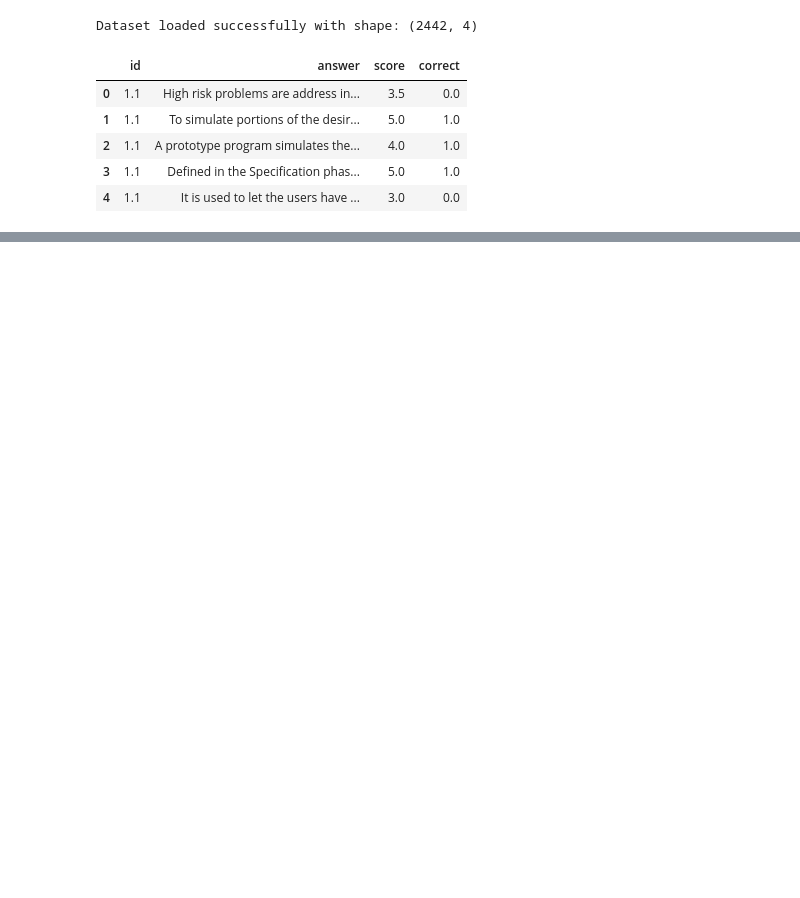
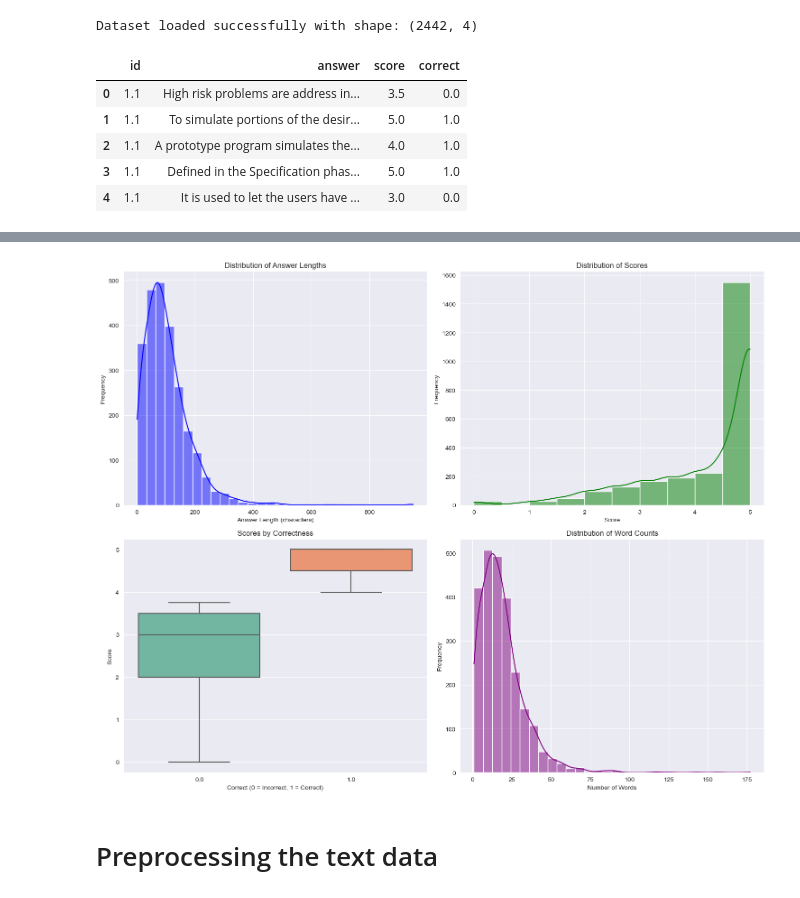
Before and after one commit to MoonGirl99/entrytask, a Jupyter notebook: Entry_Task.ipynb, the cells around one changed output, grey strips where cells are left out. Drawn from its saved outputs; the diff is of its cells as text; code cells hidden in the pictures; blank space fills up the shorter version.

```diff
--- a/Entry_Task.ipynb
+++ b/Entry_Task.ipynb
@@ -48,0 +81,42 @@ df.head()
+# %%
+import matplotlib.pyplot as plt
+import seaborn as sns
+
+def visualize_data(data):
+    # Preprocess data: Add derived metrics
+    data['answer_length'] = data['answer'].str.len()  # Length of the answer in characters
+    data['word_count'] = data['answer'].str.split().str.len()  # Word count
+
+    # Create visualizations
+    plt.figure(figsize=(15, 12))
+
+    # 1. Distribution of Answer Lengths
+    plt.subplot(2, 2, 1)
+    sns.histplot(data['answer_length'], bins=30, kde=True, color='blue')
+    plt.title('Distribution of Answer Lengths')
+    plt.xlabel('Answer Length (characters)')
+    plt.ylabel('Frequency')
+
+    # 2. Score Distribution
+    plt.subplot(2, 2, 2)
+    sns.histplot(data['score'], bins=10, kde=True, color='green')
+    plt.title('Distribution of Scores')
+    plt.xlabel('Score')
+    plt.ylabel('Frequency')
+
+    # 3. Box Plot of Scores by Correctness
+    plt.subplot(2, 2, 3)
+    sns.boxplot(data=data, x='correct', y='score', palette='Set2')
+    plt.title('Scores by Correctness')
+    plt.xlabel('Correct (0 = Incorrect, 1 = Correct)')
+    plt.ylabel('Score')
+
+    # 4. Word Count Distribution
+    plt.subplot(2, 2, 4)
+    sns.histplot(data['word_count'], bins=30, kde=True, color='purple')
+    plt.title('Distribution of Word Counts')
+    plt.xlabel('Number of Words')
+    plt.ylabel('Frequency')
+
+    plt.tight_layout()
+    plt.show()
@@ -49,3 +144,9 @@ df.head()
+# %%
+visualize_data(df)
+# %% [output]
+[figure, added]
+# %% [markdown]
+# Preprocessing the text data
 # %%
 def preprocess_text(text, remove_stopwords=True, min_length=2):
     stop_words = set(stopwords.words('english')) if remove_stopwords else set()
```
Also changed, not shown: parts of 10 cells of this notebook.
